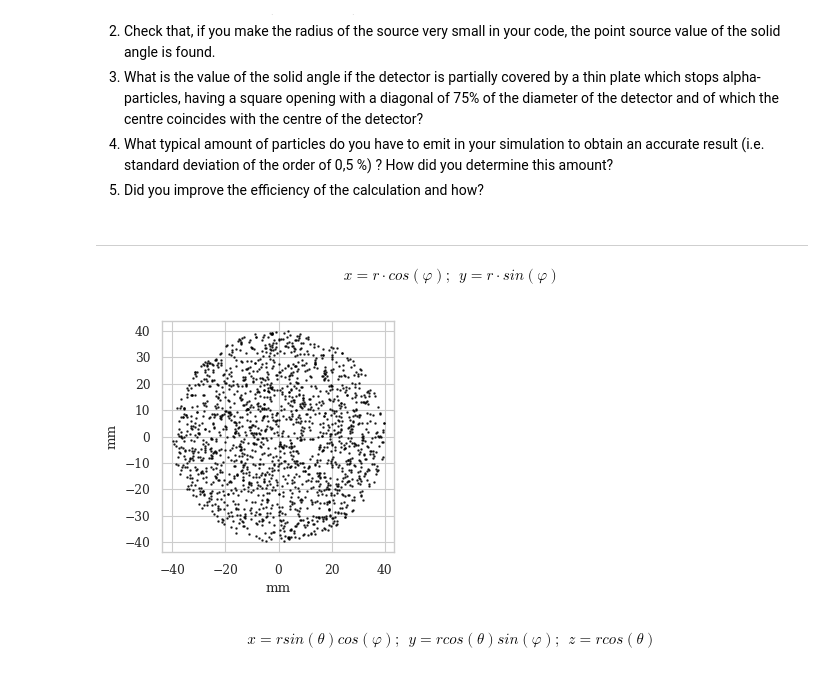
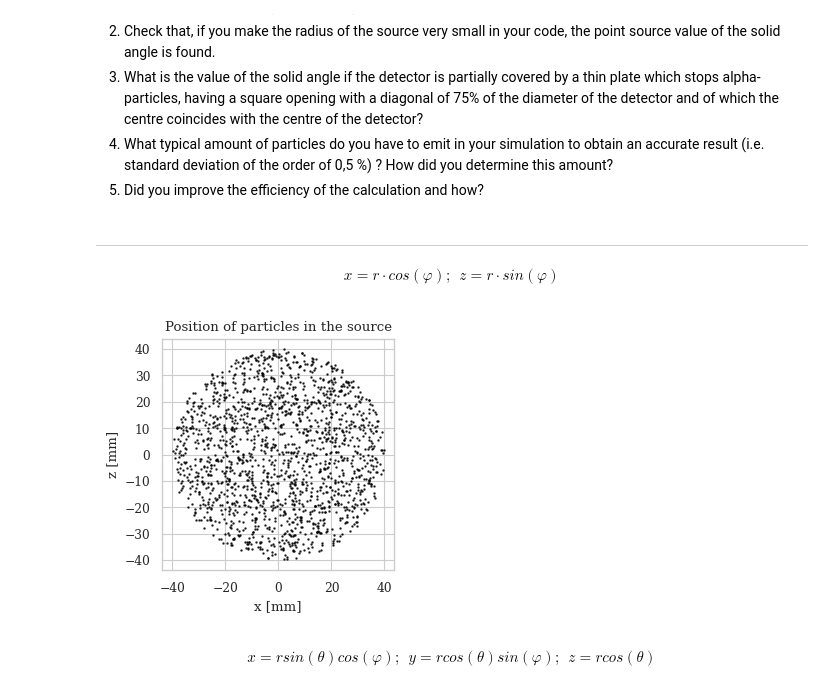
Before and after one commit to Chinnasf/Physics, a Jupyter notebook: Detectors/Solid_State_Detector.ipynb, the cells around one changed output. Drawn from its saved outputs; the diff is of its cells as text; code cells hidden in the pictures.

```diff
--- a/Detectors/Solid_State_Detector.ipynb
+++ b/Detectors/Solid_State_Detector.ipynb
@@ -52,5 +53,5 @@ Develop a Monte Carlo simulation to determine the solid angle of the system.
 ---
 $$
     x = r\cdot cos(\varphi); \:\:
-    y = r\cdot sin(\varphi)
+    z = r\cdot sin(\varphi)
 $$
@@ -57,8 +63,4 @@ $$
 # %%
-Rsource = 40  # 40 mm
-
-N = 1700
-
 φ = 2*np.pi*np.random.rand(N)
 r = np.random.rand(N) + np.random.rand(N)
 index_ = np.where(r>1)
@@ -66,12 +68,13 @@ r[index_] = 2-r[index_]
 r = Rsource*r
 
 x = r*np.cos(φ)
-y = r*np.sin(φ)
+z = r*np.sin(φ)
 # %%
 plt.close()
 plt.figure(figsize=(3,3))
-plt.scatter(x,y,s=1, c="k", alpha=0.7)
-plt.xlabel("mm")
-plt.ylabel("mm");
+plt.scatter(x,z,s=1, c="k", alpha=0.7)
+plt.xlabel("x [mm]")
+plt.ylabel("z [mm]")
+plt.title("Position of particles in the source");
 # %% [output]
-[figure, old version]
+[figure, new version]
```
Also changed, not shown: parts of 6 cells of this notebook.
